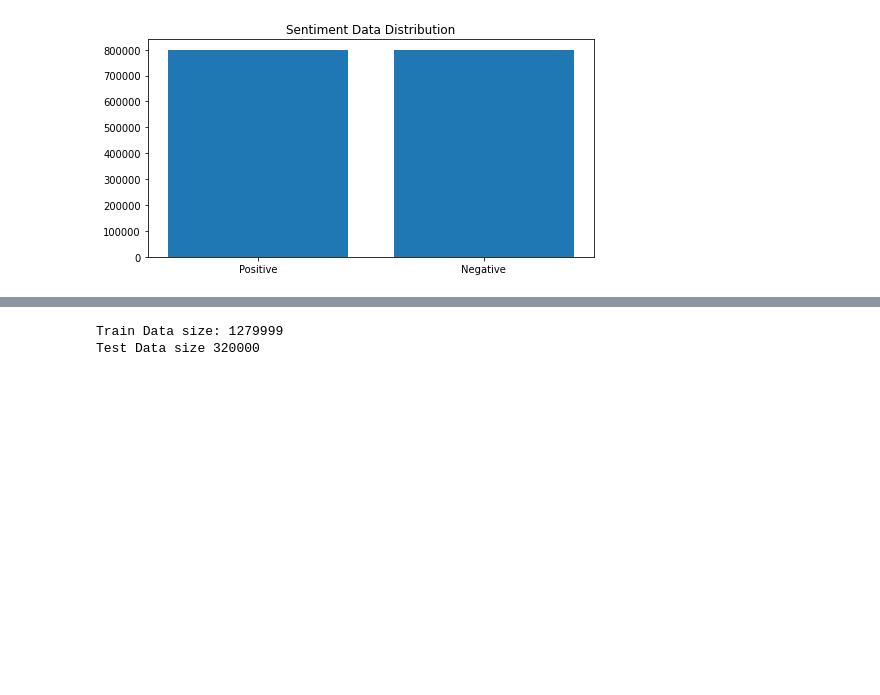
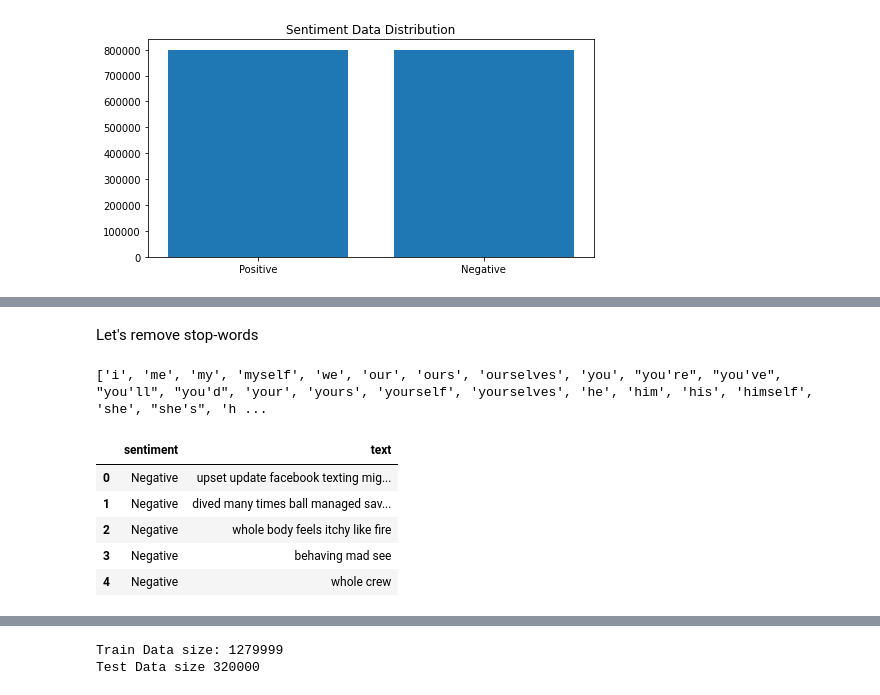
Before and after one commit to HadrienBd/Natural_Language_Processing, a Jupyter notebook: nlp_project_bernard_hadrien.ipynb, the cells around one changed output, grey strips where cells are left out. Saved outputs shown, nothing was run; the diff lists cells and outputs as text; code cells hidden in the pictures; blank space fills up the shorter version.

```diff
--- a/nlp_project_bernard_hadrien.ipynb
+++ b/nlp_project_bernard_hadrien.ipynb
@@ -251,8 +91,14 @@ df.loc[random_idx_list,:].head(10) # Returns the rows with the index and display
+# %% [markdown]
+Let's remove stop-words
 # %%
 stop_words = stopwords.words('english')
 stemmer = SnowballStemmer('english')
 
 text_cleaning_re = "@\S+|https?:\S+|http?:\S|[^A-Za-z0-9]+"
+# %%
+print(stop_words)
+# %% [output]
+['i', 'me', 'my', 'myself', 'we', 'our', 'ours', 'ourselves', 'you', "you're", "you've", "you'll", "you'd", 'your', 'yours', 'yourself', 'yourselves', 'he', 'him', 'his', 'himself', 'she', "she's", 'h ...
 # %%
 def preprocess(text, stem=False):
   text = re.sub(text_cleaning_re, ' ', str(text).lower()).strip()
@@ -266,3 +112,12 @@ def preprocess(text, stem=False):
   return " ".join(tokens)
 # %%
 df.text = df.text.apply(lambda x: preprocess(x))
+# %%
+df.head()
+# %% [output]
+|  | sentiment | text |
+| 0 | Negative | upset update facebook texting mig... |
+| 1 | Negative | dived many times ball managed sav... |
+| 2 | Negative | whole body feels itchy like fire |
+| 3 | Negative | behaving mad see |
+| 4 | Negative | whole crew |
```
Also changed, not shown: parts of 35 cells of this notebook.
